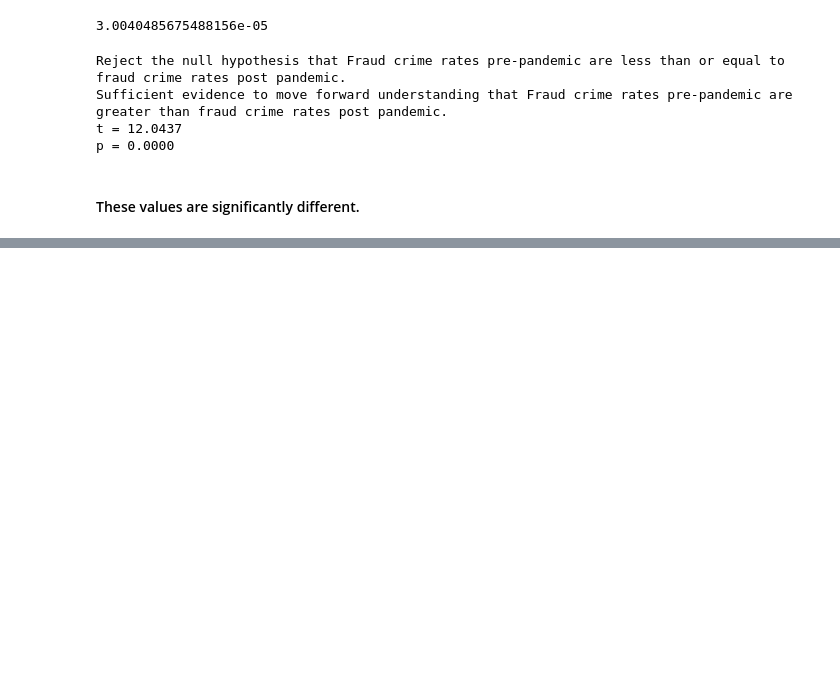
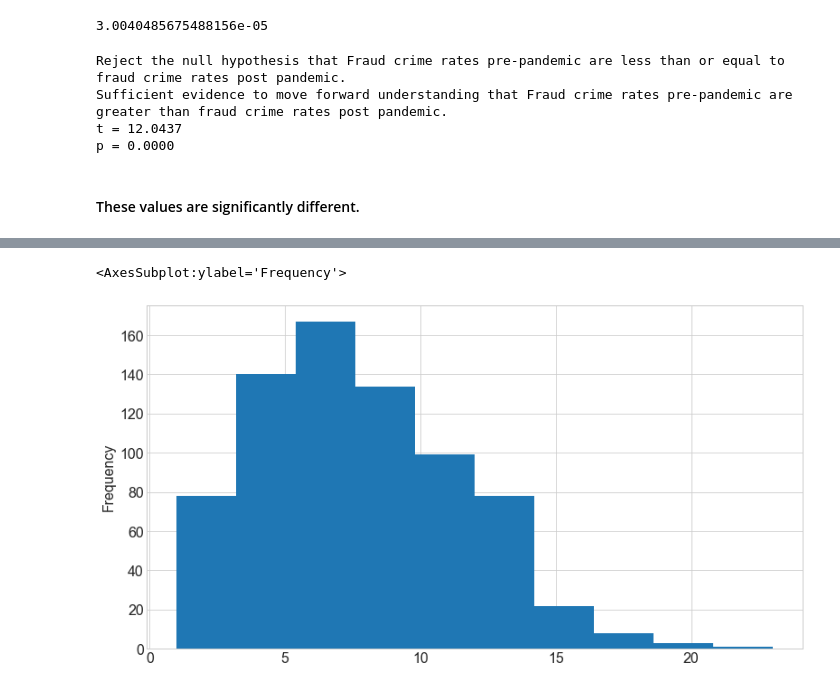
Before and after one commit to cristinalucin/boston-crime-data-project, a Jupyter notebook: Project Notebook.ipynb, the cells around one changed output, grey strips where cells are left out. Cells and saved outputs as stored; diff of their text form; code cells hidden in the pictures; blank space fills up the shorter version.

```diff
--- a/Project Notebook.ipynb
+++ b/Project Notebook.ipynb
@@ -918,0 +887,2 @@ fraud_df.head()
+# %%
+fraud_df = w.create_fraud_df(df)
@@ -2036,0 +2030,2 @@ m.evaluate_post_test(fraud_df, 'count_of_crime')
+# %%
+y=train.count_of_crime
@@ -2036,0 +2042,5 @@ m.evaluate_post_test(fraud_df, 'count_of_crime')
+# %%
+y.plot.hist()
+# %% [output]
+<AxesSubplot:ylabel='Frequency'>
+[figure, added]
```
Also changed, not shown: parts of 92 cells of this notebook, 2 other files.
